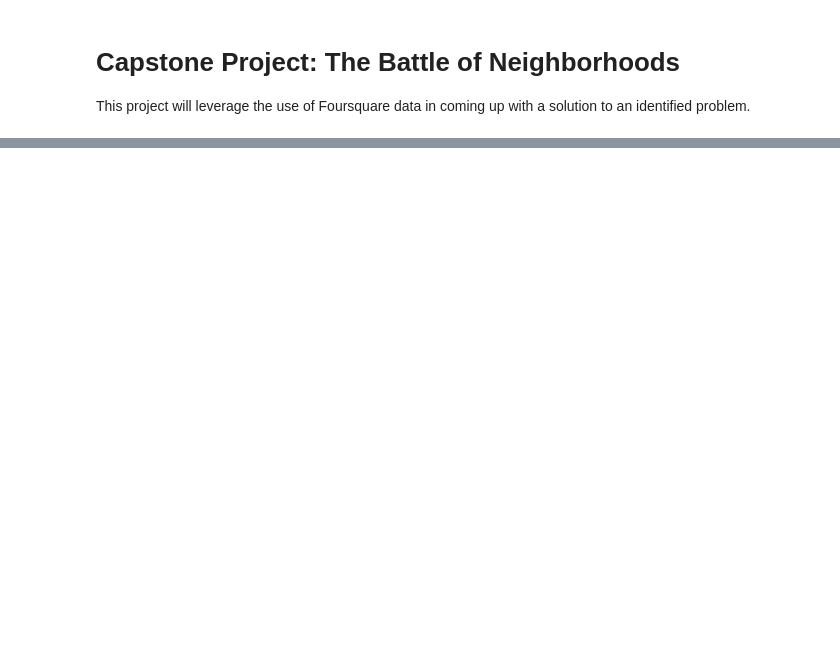
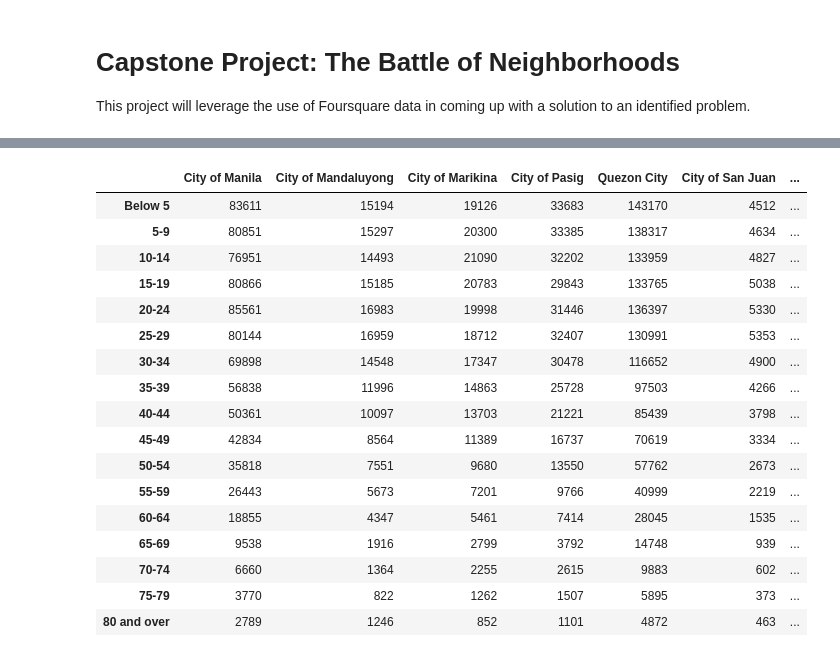
Before and after one commit to ktbaliton/Coursera_Capstone, a Jupyter notebook: Capstone Project: The Battle of Neighborhoods.ipynb, the cells around one changed output, grey strips where cells are left out. Cells and saved outputs as stored; diff of their text form; code cells hidden in the pictures; blank space fills up the shorter version.

```diff
--- a/Capstone Project: The Battle of Neighborhoods.ipynb
+++ b/Capstone Project: The Battle of Neighborhoods.ipynb
@@ -16,0 +164,23 @@ The following data will be used to come up with the recommendation for the case
+# %%
+# Get the sum of the population per age group.
+df_pop_male["Total NCR"] = df_pop_male.sum(axis=1)
+df_pop_male
+# %% [output]
+|  | City of Manila | City of Mandaluyong | City of Marikina | City of Pasig | Quezon City | City of San Juan | ... |
+| Below 5 | 83611 | 15194 | 19126 | 33683 | 143170 | 4512 | ... |
+| 5-9 | 80851 | 15297 | 20300 | 33385 | 138317 | 4634 | ... |
+| 10-14 | 76951 | 14493 | 21090 | 32202 | 133959 | 4827 | ... |
+| 15-19 | 80866 | 15185 | 20783 | 29843 | 133765 | 5038 | ... |
+| 20-24 | 85561 | 16983 | 19998 | 31446 | 136397 | 5330 | ... |
+| 25-29 | 80144 | 16959 | 18712 | 32407 | 130991 | 5353 | ... |
+| 30-34 | 69898 | 14548 | 17347 | 30478 | 116652 | 4900 | ... |
+| 35-39 | 56838 | 11996 | 14863 | 25728 | 97503 | 4266 | ... |
+| 40-44 | 50361 | 10097 | 13703 | 21221 | 85439 | 3798 | ... |
+| 45-49 | 42834 | 8564 | 11389 | 16737 | 70619 | 3334 | ... |
+| 50-54 | 35818 | 7551 | 9680 | 13550 | 57762 | 2673 | ... |
+| 55-59 | 26443 | 5673 | 7201 | 9766 | 40999 | 2219 | ... |
+| 60-64 | 18855 | 4347 | 5461 | 7414 | 28045 | 1535 | ... |
+| 65-69 | 9538 | 1916 | 2799 | 3792 | 14748 | 939 | ... |
+| 70-74 | 6660 | 1364 | 2255 | 2615 | 9883 | 602 | ... |
+| 75-79 | 3770 | 822 | 1262 | 1507 | 5895 | 373 | ... |
+| 80 and over | 2789 | 1246 | 852 | 1101 | 4872 | 463 | ... |
```
Also changed, not shown: parts of 78 cells of this notebook.
